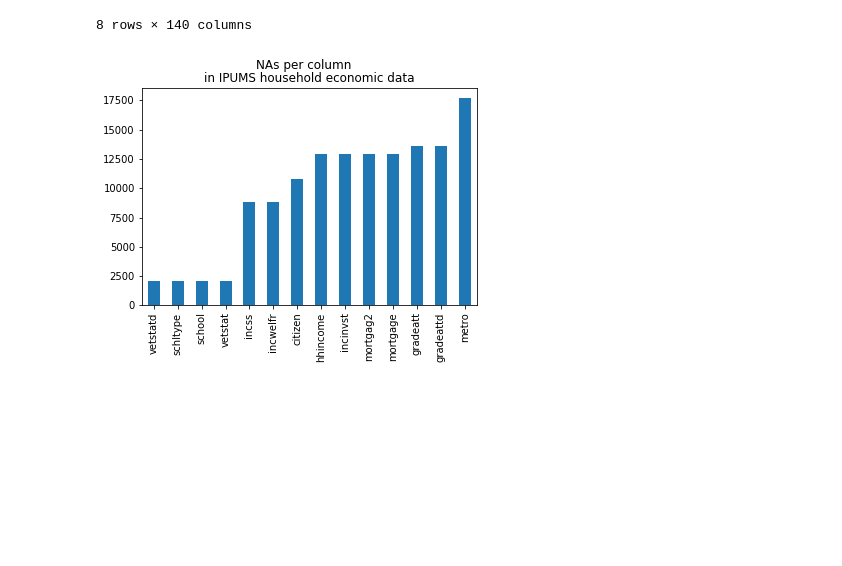
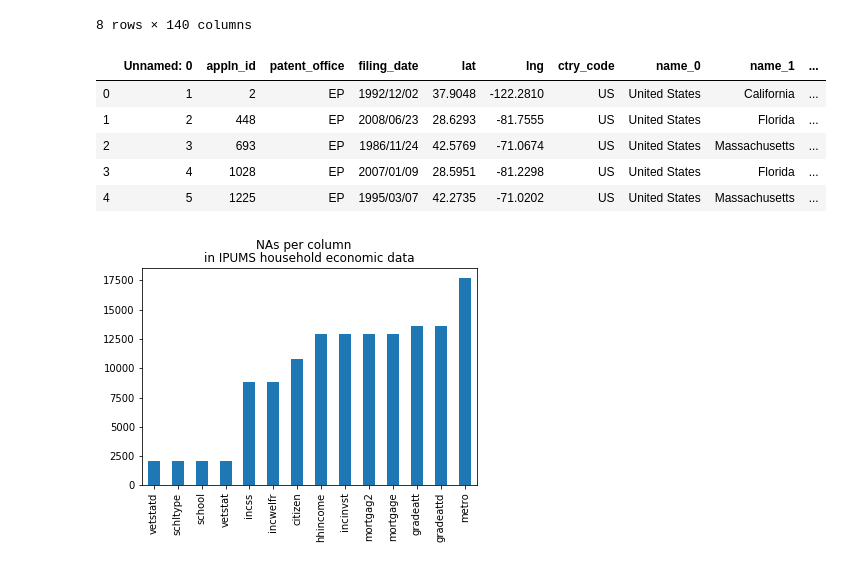
Before and after one commit to dicicch/features-of-innovators, a Jupyter notebook: notebooks/EDA.ipynb, the cells around one changed output. Saved outputs shown, nothing was run; the diff lists cells and outputs as text; code cells hidden in the pictures; blank space fills up the shorter version.

```diff
--- a/notebooks/EDA.ipynb
+++ b/notebooks/EDA.ipynb
@@ -31,4 +31,4 @@ czc = pd.read_csv("../project/volume/data/raw/czchar.csv",
 
 ipums = pd.read_stata('../project/volume/data/raw/ipums_met_arr_sch_100K.dta')
 
-czc.head()
+cityp = pd.read_csv("../project/volume/data/raw/us_patent_loc_data.csv")
@@ -80,6 +72,15 @@ ipums_num.describe()
 | 75% | 2017.000000 | 620.000000 | 6200.00000 | 36740.000000 | 1.000000 | 2016.000000 | 5.000000 | 4.137900e+06 | 2.016001e+12 | 22.000000 | ... | ... |
 | max | 2017.000000 | 936.000000 | 9360.00000 | 49740.000000 | 9.000000 | 2017.000000 | 5.000000 | 6.859169e+06 | 2.017002e+12 | 703.000000 | ... | ... |
 8 rows × 140 columns
+# %%
+cityp.head()
+# %% [output]
+|  | Unnamed: 0 | appln_id | patent_office | filing_date | lat | lng | ctry_code | name_0 | name_1 | ... |
+| 0 | 1 | 2 | EP | 1992/12/02 | 37.9048 | -122.2810 | US | United States | California | ... |
+| 1 | 2 | 448 | EP | 2008/06/23 | 28.6293 | -81.7555 | US | United States | Florida | ... |
+| 2 | 3 | 693 | EP | 1986/11/24 | 42.5769 | -71.0674 | US | United States | Massachusetts | ... |
+| 3 | 4 | 1028 | EP | 2007/01/09 | 28.5951 | -81.2298 | US | United States | Florida | ... |
+| 4 | 5 | 1225 | EP | 1995/03/07 | 42.2735 | -71.0202 | US | United States | Massachusetts | ... |
 # %%
 ipna = pd.isna(ipums_num).sum()
 ipna = ipna[[i for i in ipna.axes[0]
```
Also changed, not shown: parts of 9 cells of this notebook, 1 other file.
